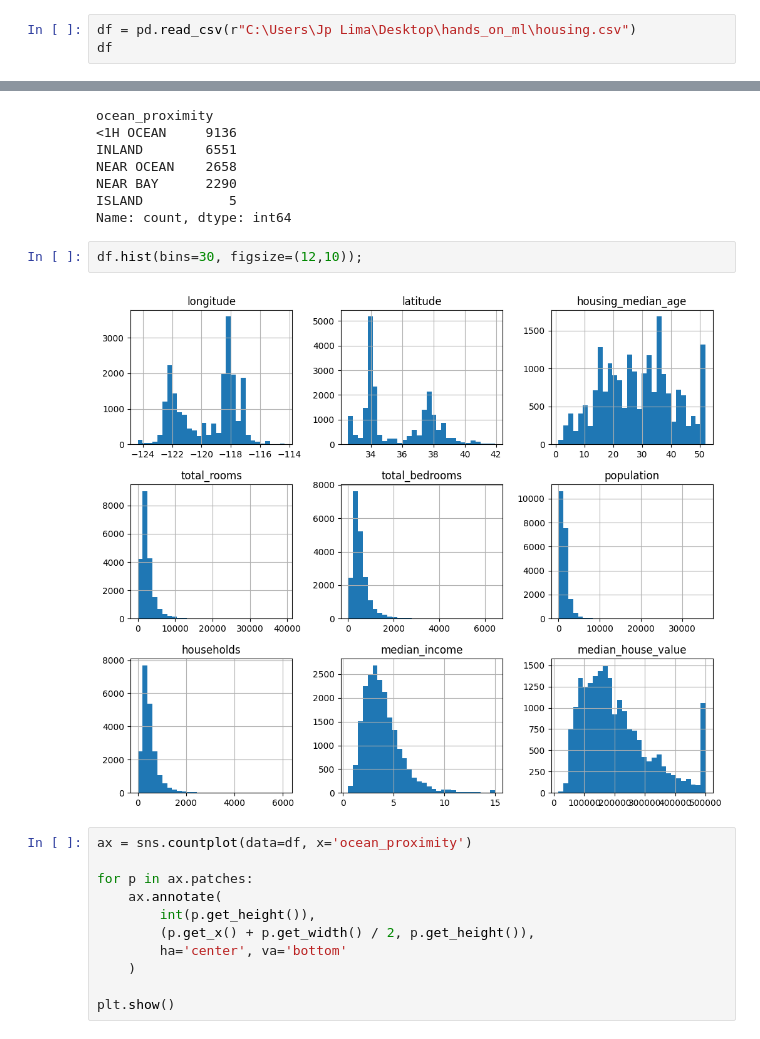
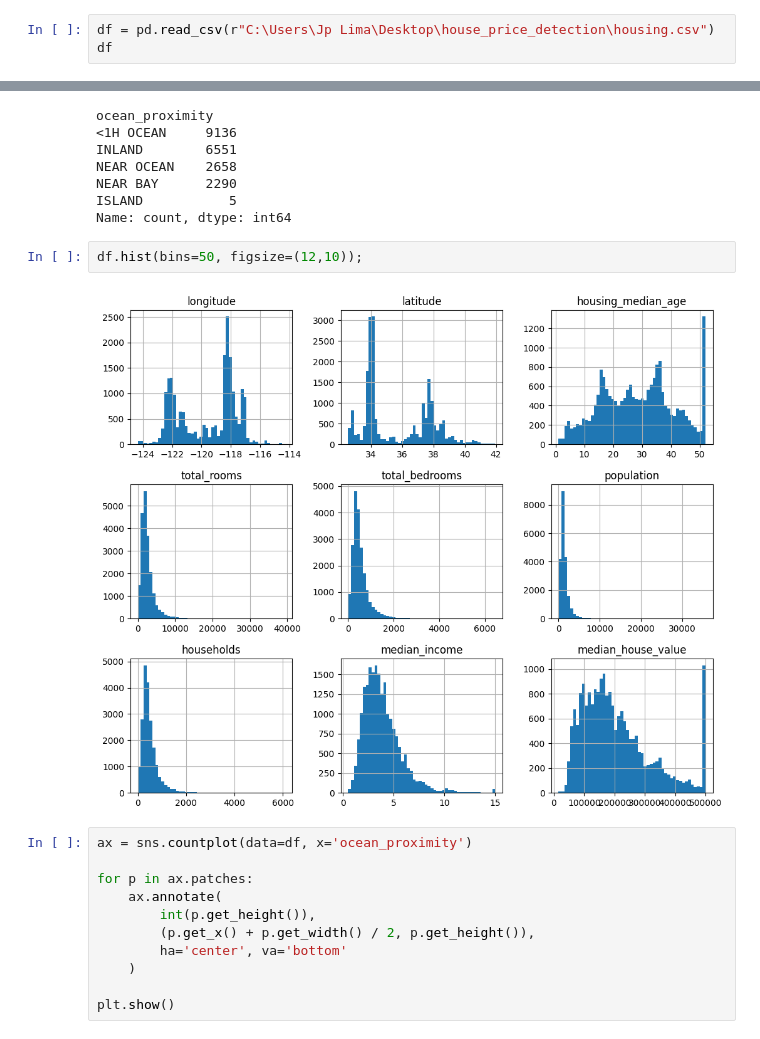
Before and after one commit to JpLimags/house_price_detection, a Jupyter notebook: hounsing_price_predict.ipynb, the cells around one changed output, grey strips where cells are left out. Saved outputs shown, nothing was run; the diff lists cells and outputs as text.

```diff
--- a/hounsing_price_predict.ipynb
+++ b/hounsing_price_predict.ipynb
@@ -20,7 +21,7 @@ download_data()
 Dataset URL: https://www.kaggle.com/datasets/camnugent/california-housing-prices
 Pronto! O arquivo housing.csv deve ter aparecido na sua pasta atual
 # %%
-df = pd.read_csv(r"C:\Users\Jp Lima\Desktop\hands_on_ml\housing.csv")
+df = pd.read_csv(r"C:\Users\Jp Lima\Desktop\house_price_detection\housing.csv")
 df
 # %% [output]
 |  | longitude | latitude | housing_median_age | total_rooms | total_bedrooms | population | households | ... |
@@ -79,9 +80,9 @@ NEAR BAY      2290
 ISLAND           5
 Name: count, dtype: int64
 # %%
-df.hist(bins=30, figsize=(12,10));
+df.hist(bins=50, figsize=(12,10));
 # %% [output]
-[figure, old version]
+[figure, new version]
 # %%
 ax = sns.countplot(data=df, x='ocean_proximity')
 
```
Also changed, not shown: parts of 9 cells of this notebook.
